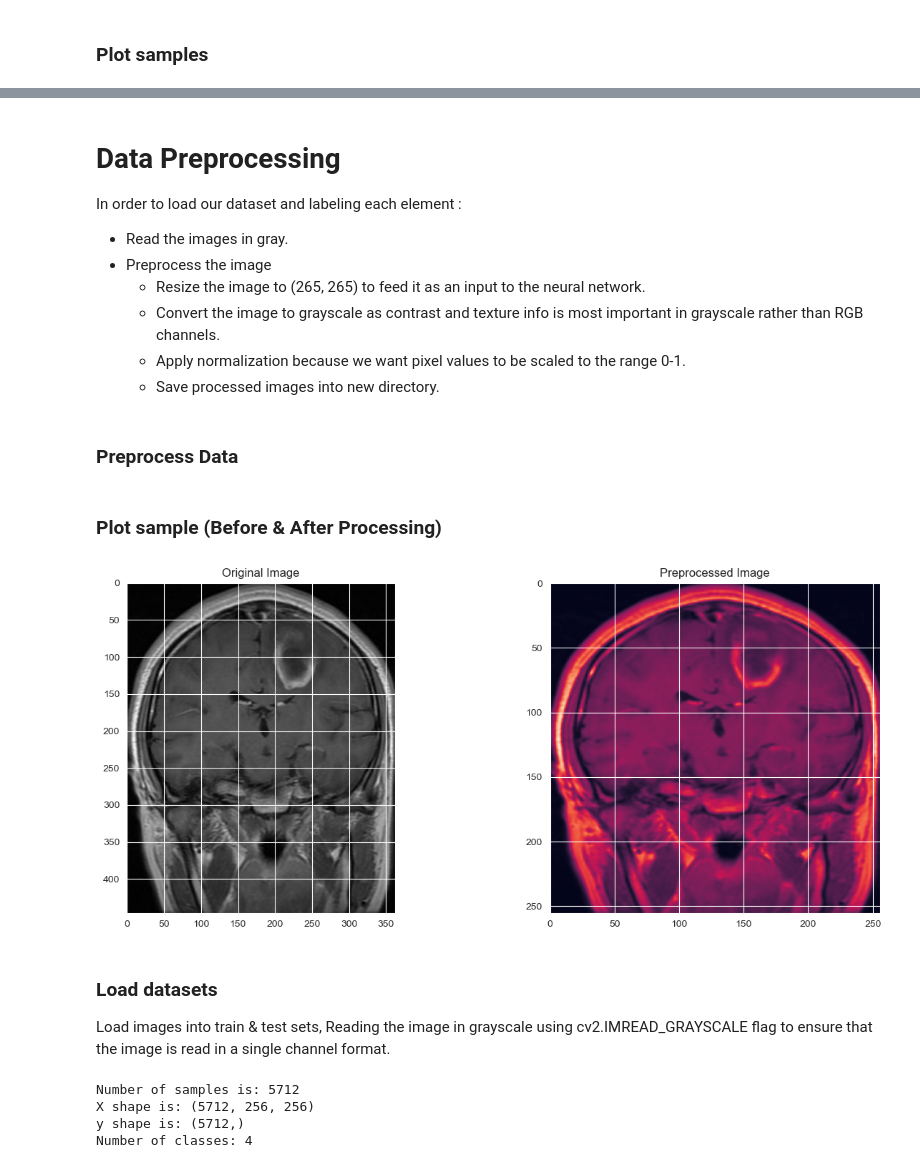
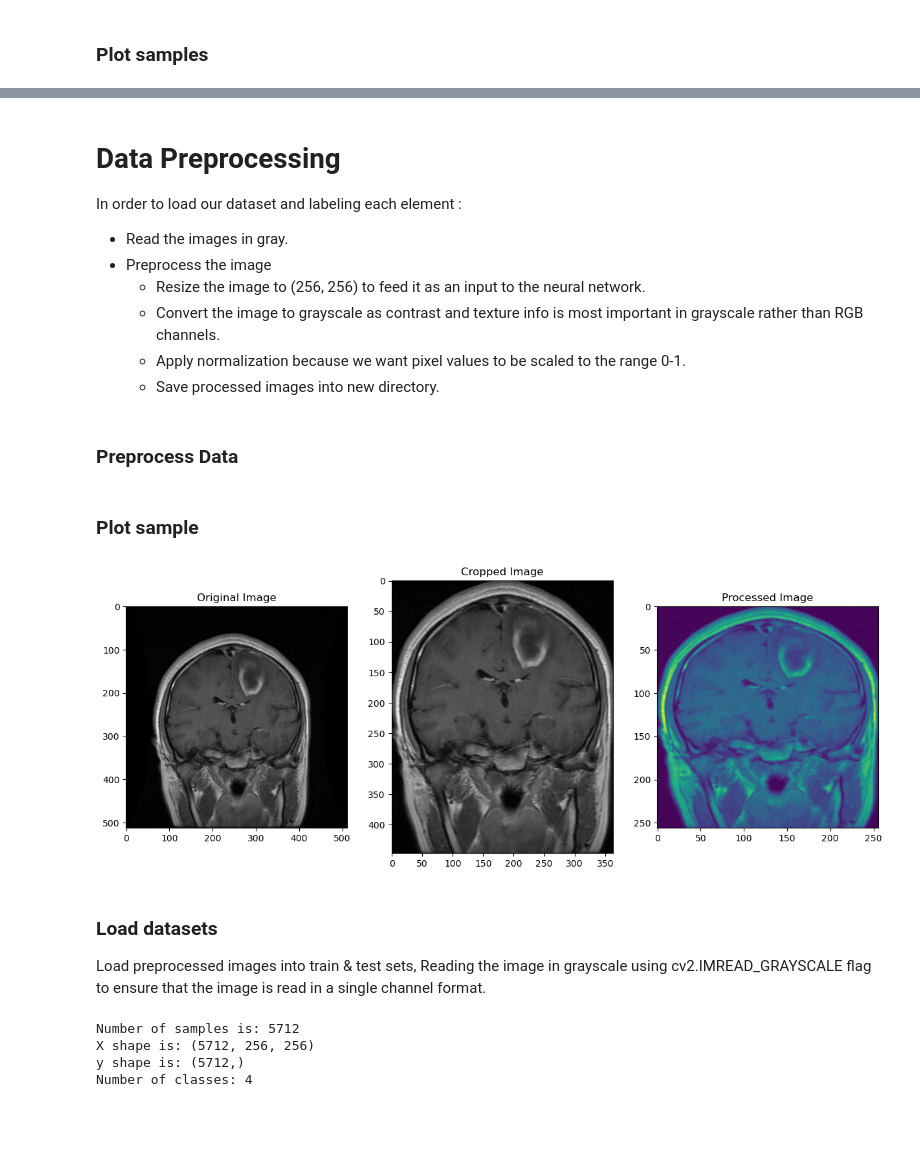
Before and after one commit to MYTHILI05896/brain-tumor-mri-classifier, a Jupyter notebook: BrainTumor.ipynb, the cells around one changed output, grey strips where cells are left out. Saved outputs shown, nothing was run; the diff lists cells and outputs as text; code cells hidden in the pictures; blank space fills up the shorter version.

```diff
--- a/BrainTumor.ipynb
+++ b/BrainTumor.ipynb
@@ -185,7 +212,7 @@ In order to load our dataset and labeling each element :
 
 - Read the images in gray.
 - Preprocess the image
-    - Resize the image to (265, 265) to feed it as an input to the neural network.
+    - Resize the image to (256, 256) to feed it as an input to the neural network.
     - Convert the image to grayscale as contrast and texture info is most important in grayscale rather than RGB channels.
     - Apply normalization because we want pixel values to be scaled to the range 0-1.
     - Save processed images into new directory.
@@ -194,27 +221,31 @@ In order to load our dataset and labeling each element :
 # %%
 preprocess_data(dataset_path, processed_dataset)
 # %% [markdown]
-### Plot sample (Before & After Processing)
+### Plot sample
 # %%
-sample = cv2.imread(os.path.join(dataset_path, train_dataset, 'glioma', 'Tr-gl_0100.jpg'))
-processed_sample = preprocess_image(sample)
+processed_sample = preprocess_image(cropped_sample)
 
 plt.figure(figsize=(15, 6))
-plt.subplot(1, 2, 1)
+
+plt.subplot(1, 3, 1)
 plt.imshow(sample)
+plt.title('Original Image')
 
-plt.title('Original Image')
-plt.subplot(1, 2, 2)
+plt.subplot(1, 3, 2)
+plt.imshow(cropped_sample)
+plt.title('Cropped Image')
+
+plt.subplot(1, 3, 3)
 plt.imshow(processed_sample)
-plt.title('Preprocessed Image')
+plt.title('Processed Image')
 
 plt.show()
 # %% [output]
-[figure, old version]
+[figure, new version]
 # %% [markdown]
 ### Load datasets
 
-Load images into train & test sets,
+Load preprocessed images into train & test sets,
  Reading the image in grayscale using cv2.IMREAD_GRAYSCALE flag to ensure that the image is read in a single channel format.
 # %%
 train_path = os.path.join(processed_dataset, train_dataset)
```
Also changed, not shown: parts of 58 cells of this notebook, 9 other files.
